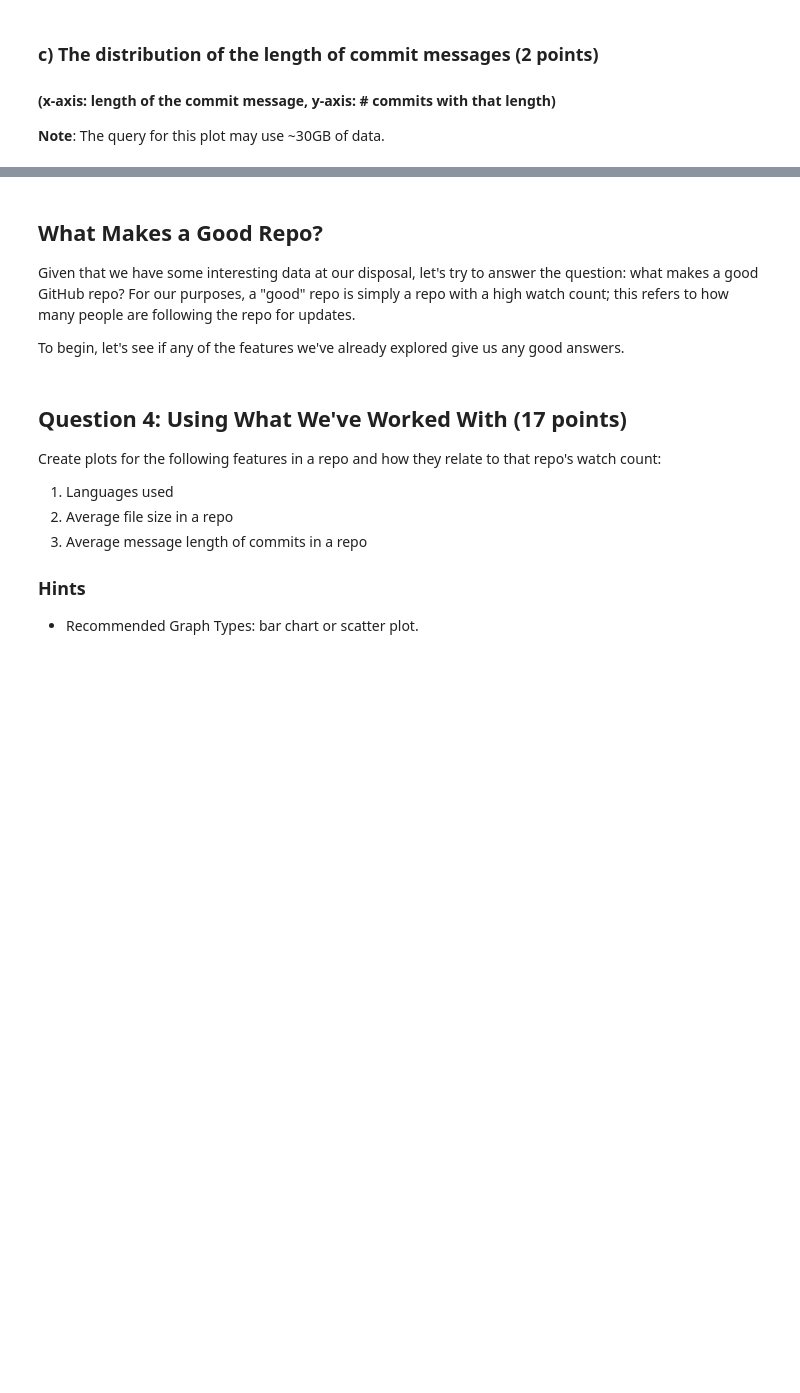
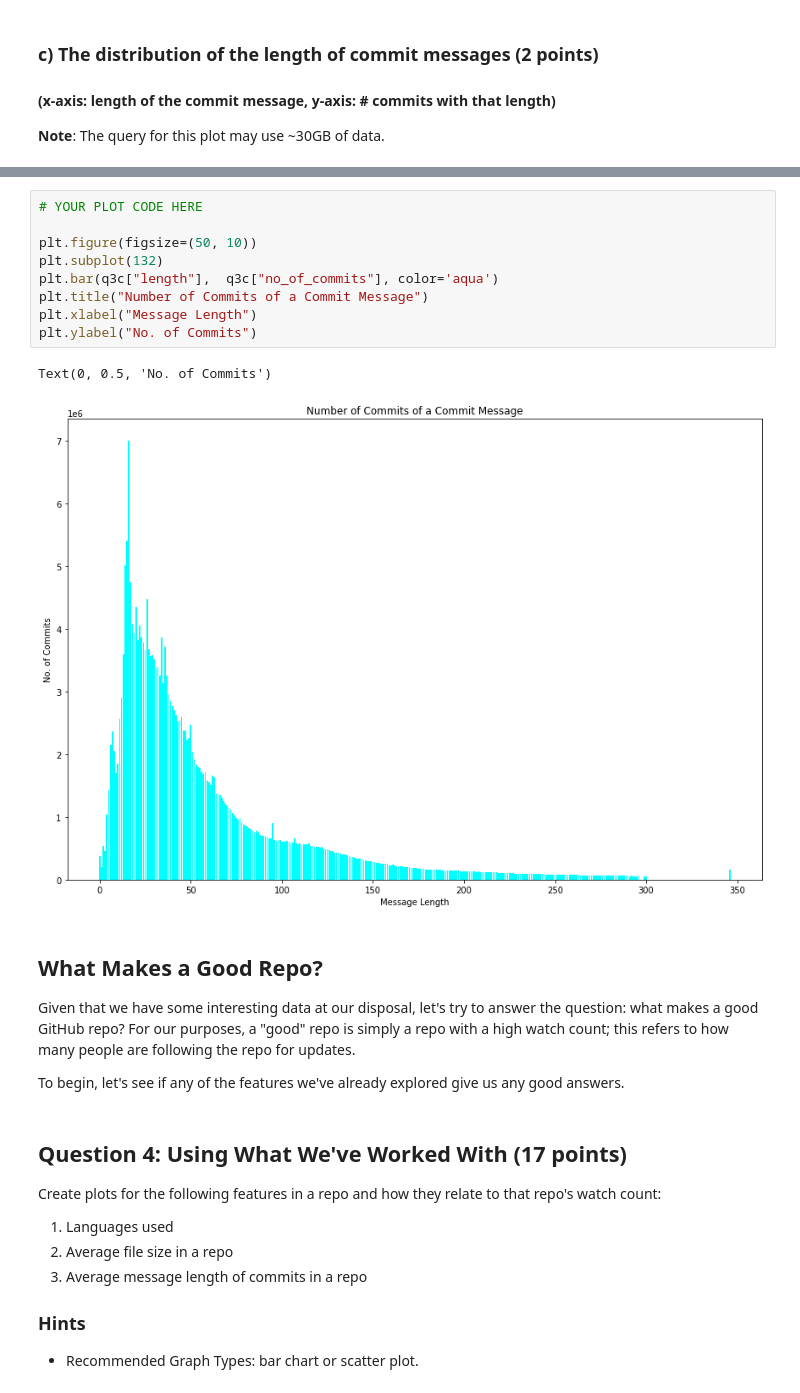
Before and after one commit to Fatim-Sohail/Assignment-2, a Jupyter notebook: Project2_2022.ipynb, the cells around one changed output, grey strips where cells are left out. Saved outputs shown, nothing was run; the diff lists cells and outputs as text; blank space fills up the shorter version.

```diff
--- a/Project2_2022.ipynb
+++ b/Project2_2022.ipynb
@@ -302,3 +338,15 @@ To keep the chart readable, only keep the top 20 languages.
+# %%
+# YOUR PLOT CODE HERE
+
+plt.figure(figsize=(50, 10))
+plt.subplot(132)
+plt.bar(q3c["length"],  q3c["no_of_commits"], color='aqua')
+plt.title("Number of Commits of a Commit Message")
+plt.xlabel("Message Length")
+plt.ylabel("No. of Commits")
+# %% [output]
+Text(0, 0.5, 'No. of Commits')
+[figure, added]
 # %% [markdown]
 ## What Makes a Good Repo?
 Given that we have some interesting data at our disposal, let's try to answer the question: what makes a good GitHub repo? For our purposes, a "good" repo is simply a repo with a high watch count; this refers to how many people are following the repo for updates.
```
Also changed, not shown: parts of 30 cells of this notebook.
